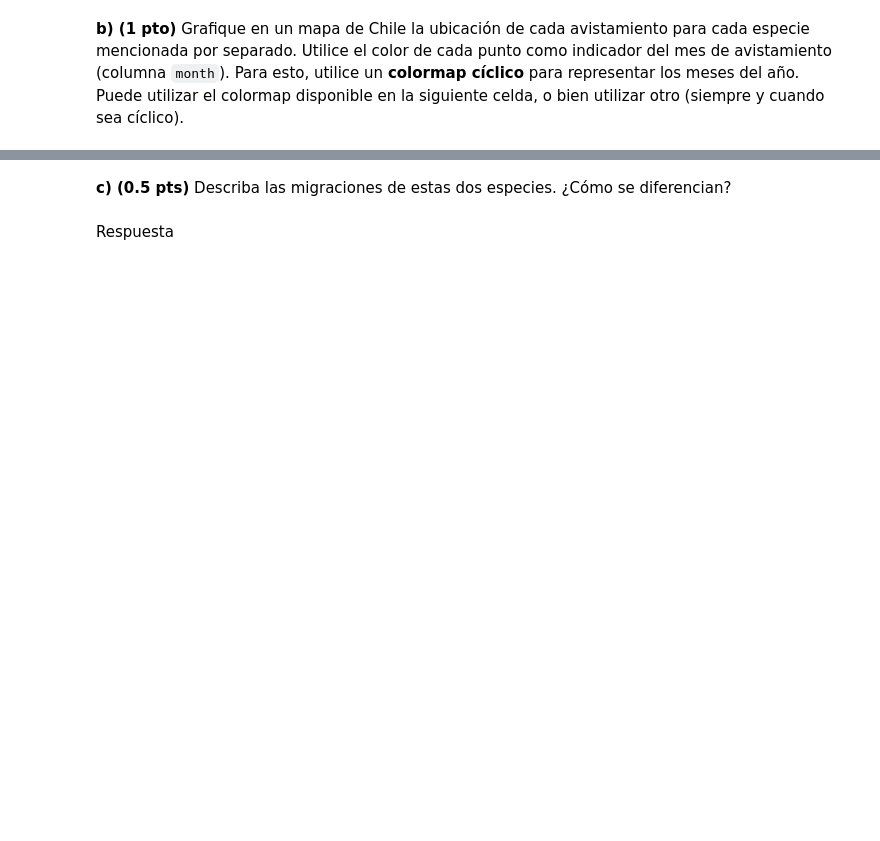
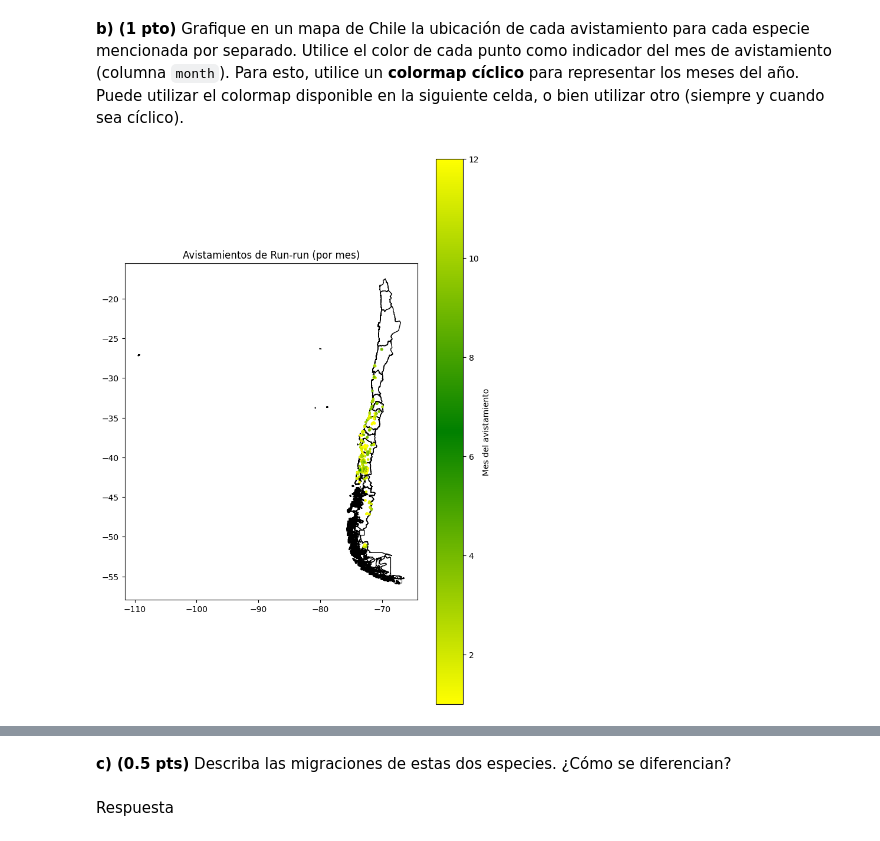
Before and after one commit to IgnOsorioo/IMT2200-Ignacio-Osorio, a Jupyter notebook: Tareas/Tarea 2/IMT2200-25s2 - Tarea 02.ipynb, the cells around one changed output, grey strips where cells are left out. Drawn from its saved outputs; the diff is of its cells as text; code cells hidden in the pictures; blank space fills up the shorter version.

```diff
--- a/Tareas/Tarea 2/IMT2200-25s2 - Tarea 02.ipynb
+++ b/Tareas/Tarea 2/IMT2200-25s2 - Tarea 02.ipynb
@@ -305,10 +377,26 @@ Primero, genere dos nuevos dataframes con los avistamientos de cada especie por
 **b) (1 pto)** Grafique en un mapa de Chile la ubicación de cada avistamiento para cada especie mencionada por separado. Utilice el color de cada punto como indicador del mes de avistamiento (columna `month`). Para esto, utilice un **colormap cíclico** para representar los meses del año. Puede utilizar el colormap disponible en la siguiente celda, o bien utilizar otro (siempre y cuando sea cíclico).
 # %%
 import matplotlib.colors as mcolors
-colors = ["coral", "blue", "coral"]
+colors = ["yellow", "green", "yellow"]
 positions = [0, 0.5, 1]
 
 # Creamos un colormap cíclico para representar meses del año
 custom_cmap = mcolors.LinearSegmentedColormap.from_list("cyclic_cmap", list(zip(positions, colors)))
 # %%
-# Respuesta
+# Para Run-run
+fig, ax = plt.subplots(figsize=(8,12))
+regiones.plot(ax = ax, color = "white", edgecolor = "black")
+
+scatter = gdf[gdf["comName"] == "Run-run"].plot(
+    ax=ax,
+    column="month",
+    cmap=custom_cmap,
+    markersize=5,
+    legend=True,
+    legend_kwds={"label": "Mes del avistamiento"}
+)
+
+plt.title("Avistamientos de Run-run (por mes)")
+plt.show()
+# %% [output]
+[figure, added]
```
Also changed, not shown: parts of 11 cells of this notebook.
